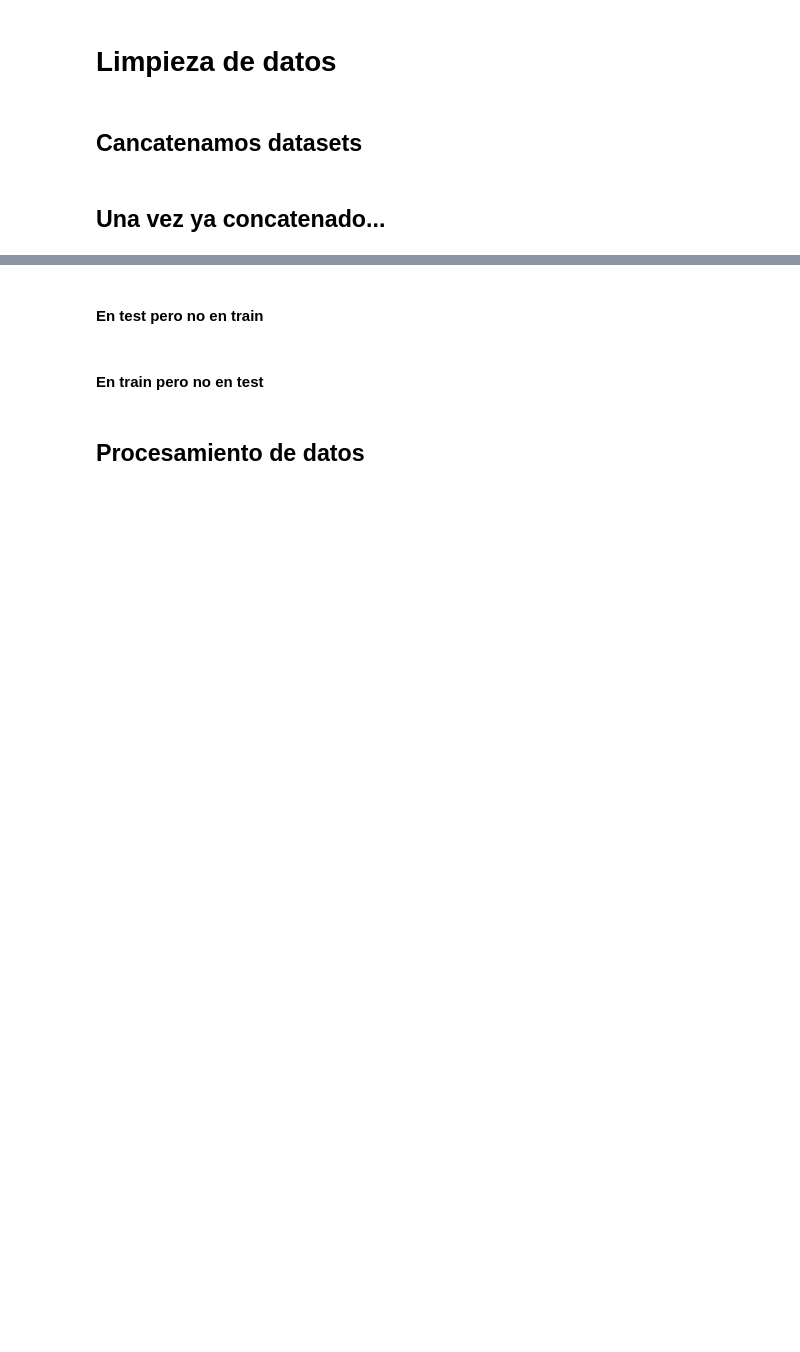
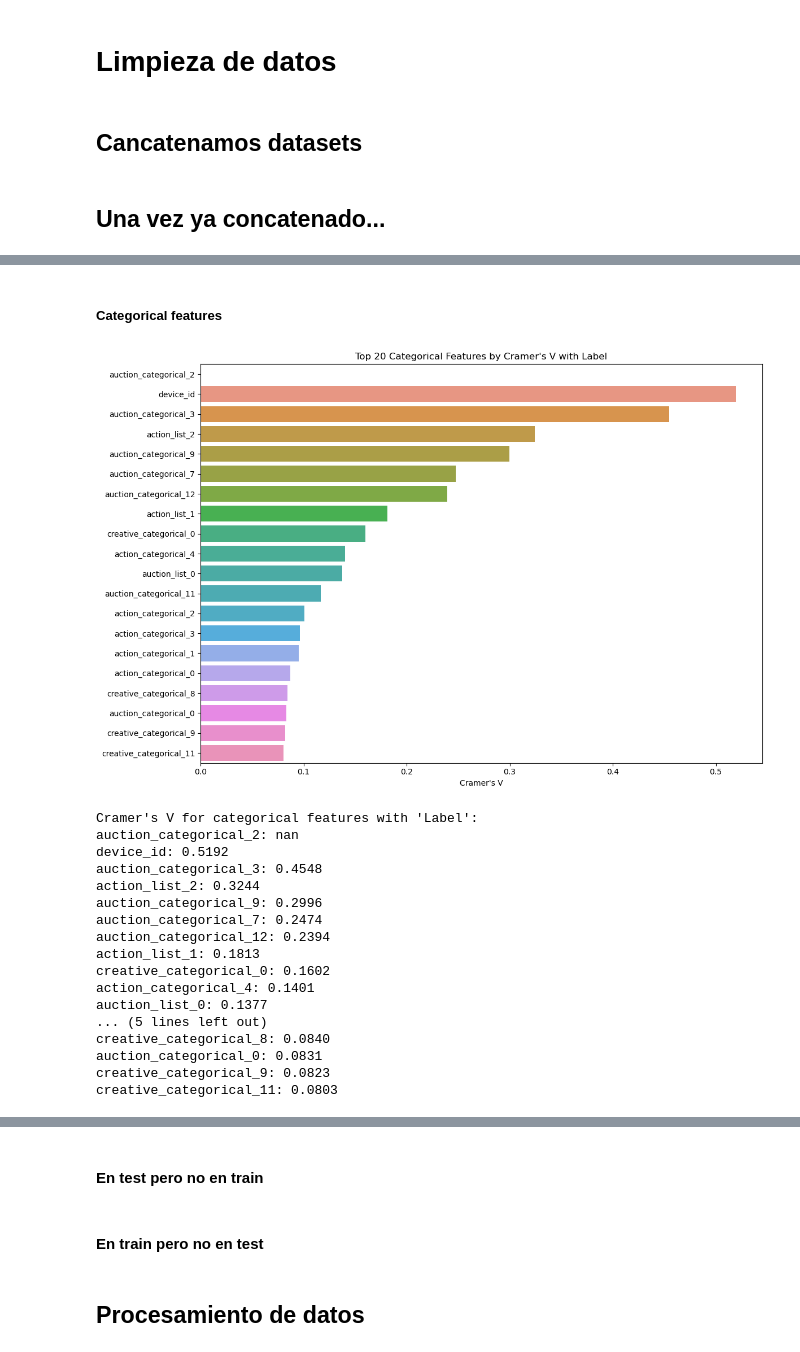
Before and after one commit to Luquish/TP2_TD6, a Jupyter notebook: limpieza.ipynb, the cells around one changed output, grey strips where cells are left out. Drawn from its saved outputs; the diff is of its cells as text; code cells hidden in the pictures; blank space fills up the shorter version.

```diff
--- a/limpieza.ipynb
+++ b/limpieza.ipynb
@@ -397,0 +491,44 @@ test = pd.read_csv('data/ctr_test.csv')
+# %% [markdown]
+##### Categorical features
+# %%
+# Calculate Cramer's V for each categorical feature with 'Label'
+cramer_v_results = {}
+for col in categorical_features:
+    confusion_matrix = pd.crosstab(train_data[col], train_data['Label'])
+    cramer_v_results[col] = cramers_v(confusion_matrix)
+
+# Sort results
+cramer_v_results = dict(sorted(cramer_v_results.items(), key=lambda item: item[1], reverse=True))
+
+# Visualize top Cramer's V results
+plt.figure(figsize=(12, 8))
+top_features = dict(list(cramer_v_results.items())[:20])
+sns.barplot(x=list(top_features.values()), y=list(top_features.keys()))
+plt.title("Top 20 Categorical Features by Cramer's V with Label")
+plt.xlabel("Cramer's V")
+plt.tight_layout()
+plt.show()
+
+# Print results
+print("Cramer's V for categorical features with 'Label':")
+for feature, v in top_features.items():
+    print(f"{feature}: {v:.4f}")
+# %% [output]
+[figure, added]
+Cramer's V for categorical features with 'Label':
+auction_categorical_2: nan
+device_id: 0.5192
+auction_categorical_3: 0.4548
+action_list_2: 0.3244
+auction_categorical_9: 0.2996
+auction_categorical_7: 0.2474
+auction_categorical_12: 0.2394
+action_list_1: 0.1813
+creative_categorical_0: 0.1602
+action_categorical_4: 0.1401
+auction_list_0: 0.1377
+... (5 lines left out)
+creative_categorical_8: 0.0840
+auction_categorical_0: 0.0831
+creative_categorical_9: 0.0823
+creative_categorical_11: 0.0803
```
Also changed, not shown: parts of 28 cells of this notebook.
